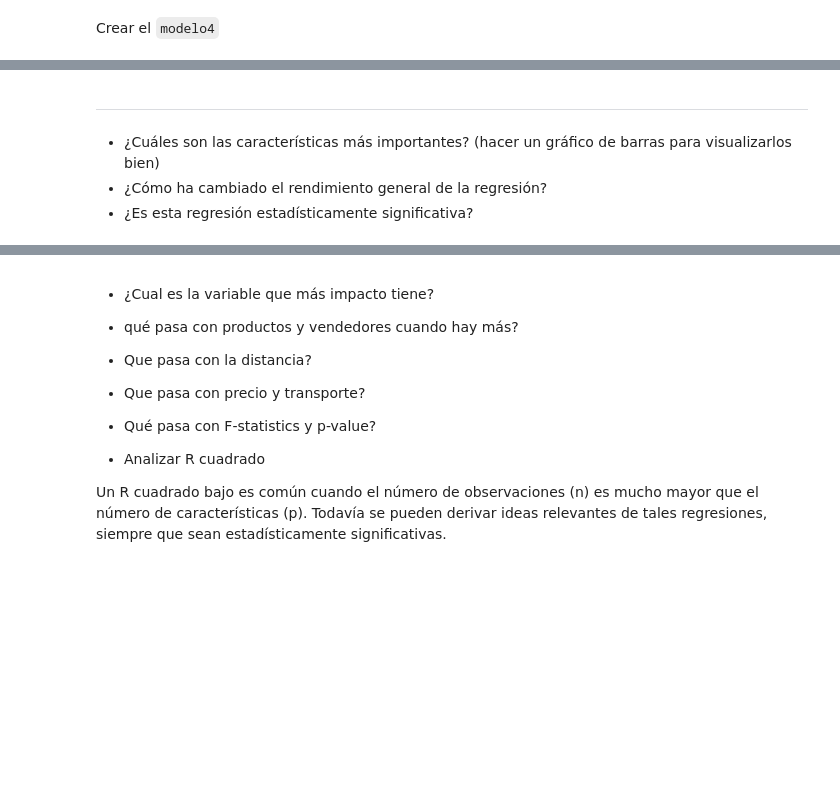
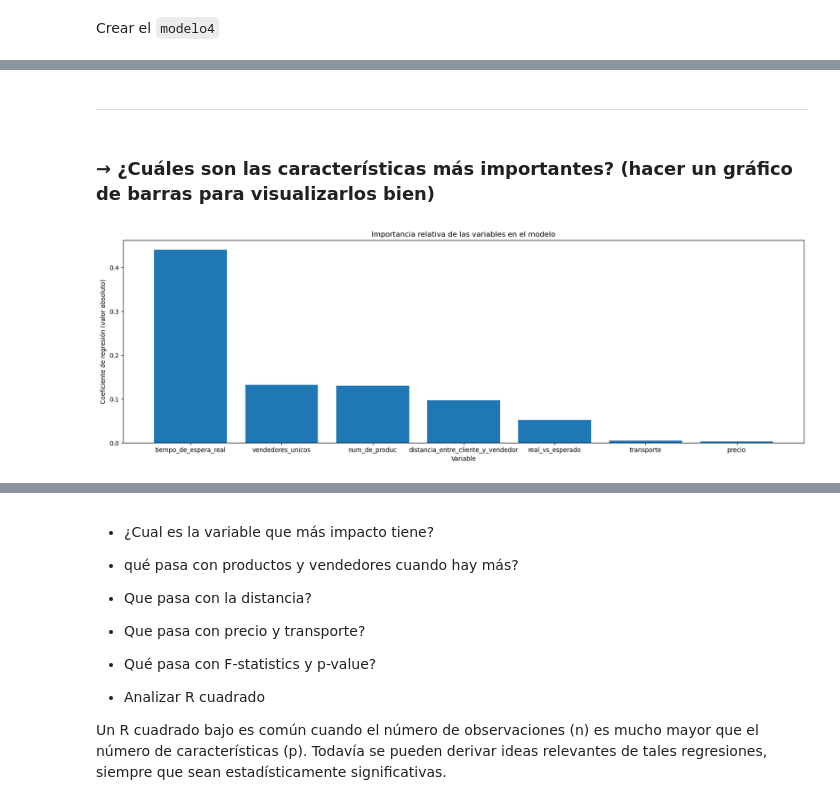
Before and after one commit to lnastri25/POO_UCEMA, a Jupyter notebook: trabajos_practicos/tp_datos/2-ecommerce/ejercicio_orders_part2.ipynb, the cells around one changed output, grey strips where cells are left out. Drawn from its saved outputs; the diff is of its cells as text; code cells hidden in the pictures; blank space fills up the shorter version.

```diff
--- a/trabajos_practicos/tp_datos/2-ecommerce/ejercicio_orders_part2.ipynb
+++ b/trabajos_practicos/tp_datos/2-ecommerce/ejercicio_orders_part2.ipynb
@@ -190,4 +218,4 @@ Index(['Unnamed: 0', 'order_id', 'customer_id', 'order_status',
       dtype='object')
 # %%
-#select features
-#features =
+# select features
+features = ['tiempo_de_espera_real', 'real_vs_esperado', 'num_de_produc', 'vendedores_unicos', 'precio', 'transporte', 'distancia_entre_cliente_y_vendedor']
@@ -209,0 +222,8 @@ Index(['Unnamed: 0', 'order_id', 'customer_id', 'order_status',
+# %%
+from scipy.stats import zscore
+import pandas as pd
+
+columnas_para_transformar = ['tiempo_de_espera_real', 'real_vs_esperado', 'num_de_produc', 'vendedores_unicos', 'precio', 'transporte', 'distancia_entre_cliente_y_vendedor']
+orders_zscore = orders[columnas_para_transformar].apply(zscore)
+orders[columnas_para_transformar] = orders_zscore
+orders
@@ -218,0 +251,4 @@ formula
+# %%
+modelo4 = smf.ols(formula=formula, data=orders)
+modelo4 = modelo4.fit()
+print(modelo4.summary())
@@ -219,5 +273,16 @@ formula
+# %% [markdown]
+____
 # %% [markdown]
----
-- ¿Cuáles son las características más importantes? (hacer un gráfico de barras para visualizarlos bien)
-- ¿Cómo ha cambiado el rendimiento general de la regresión?
-- ¿Es esta regresión estadísticamente significativa?
+### → ¿Cuáles son las características más importantes? (hacer un gráfico de barras para visualizarlos bien)
+# %%
+coeficientes_absolutos = abs(modelo4.params.drop('Intercept'))
+coef_sorted = coeficientes_absolutos.sort_values(ascending=False)
+
+fig, ax = plt.subplots(figsize=(20, 6))
+ax.bar(coef_sorted.index, coef_sorted)
+ax.set_xlabel('Variable')
+ax.set_ylabel('Coeficiente de regresión (valor absoluto)')
+ax.set_title('Importancia relativa de las variables en el modelo')
+plt.show()
+# %% [output]
+[figure, added]
```
Also changed, not shown: parts of 23 cells of this notebook, 2 other files.
